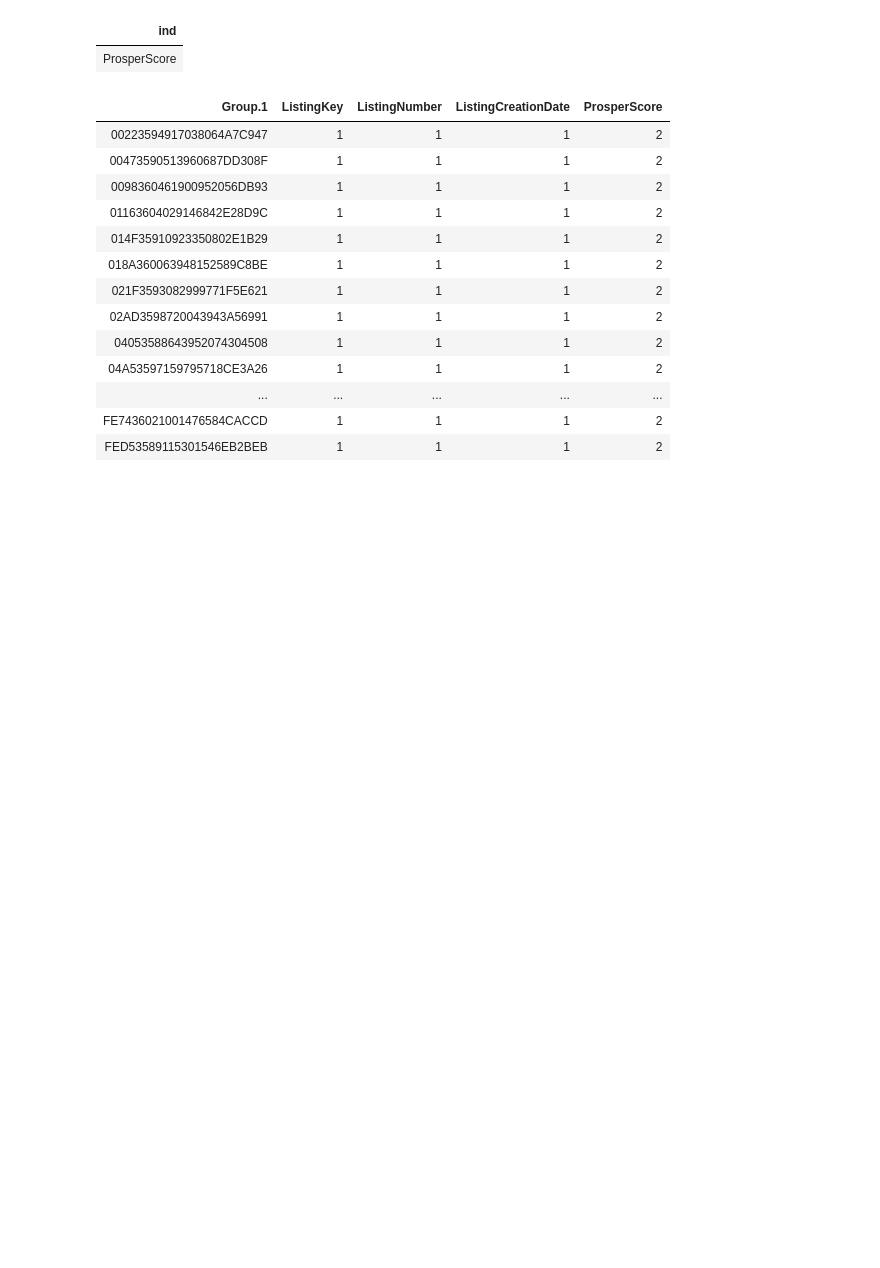
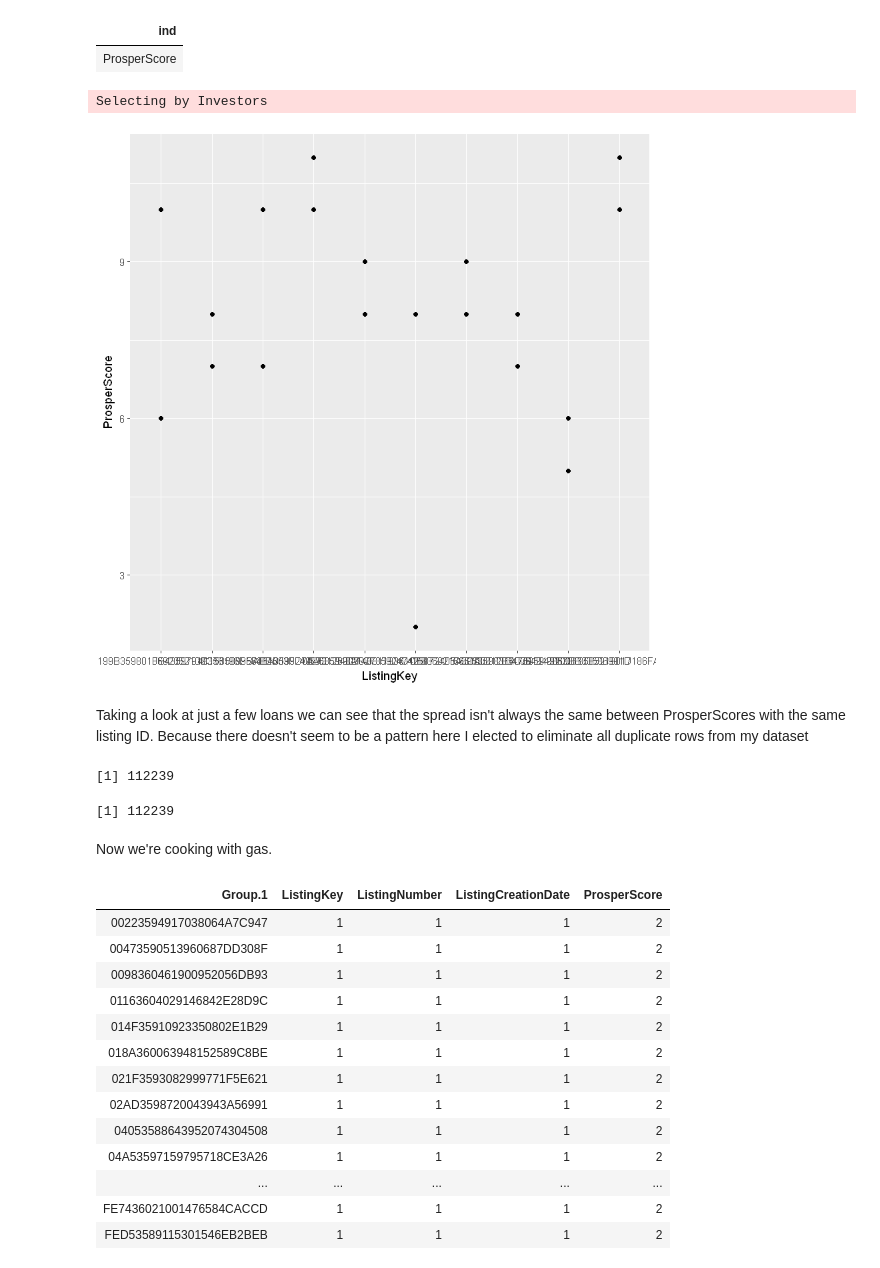
Before and after one commit to timdef/ProsperLoanEDA, a Jupyter notebook: UnivariateExploration.ipynb, the cells around one changed output. Saved outputs shown, nothing was run; the diff lists cells and outputs as text; code cells hidden in the pictures; blank space fills up the shorter version.

Commit message:
Clean duplicate ListingKeys

```diff
--- a/UnivariateExploration.ipynb
+++ b/UnivariateExploration.ipynb
@@ -137,3 +156,12 @@ value_count_long %>% filter(values > 2) %>% select(ind) %>% unique
 # %% [output]
 | ind |
 | ProsperScore |
+# %%
+duplicate_loans %>%
+arrange(ListingKey) %>% top_n(20) %>%
+ggplot(aes(ListingKey, ProsperScore, group=ListingKey)) + geom_point()
+# %% [output]
+Selecting by Investors
+[figure, added]
+# %% [markdown]
+Taking a look at just a few loans we can see that the spread isn't always the same between ProsperScores with the same listing ID. Because there doesn't seem to be a pattern here I elected to eliminate all duplicate rows from my dataset
@@ -140,3 +171,11 @@ value_count_long %>% filter(values > 2) %>% select(ind) %>% unique
+# %%
+length(loans$ListingKey)
+length(unique(loans$ListingKey))
+# %% [output]
+[1] 112239
+[1] 112239
+# %% [markdown]
+Now we're cooking with gas.
 # %%
 #Simplified value_count stack test.
 #Create simplified dframe
```
Also changed, not shown: parts of 4 cells of this notebook.
